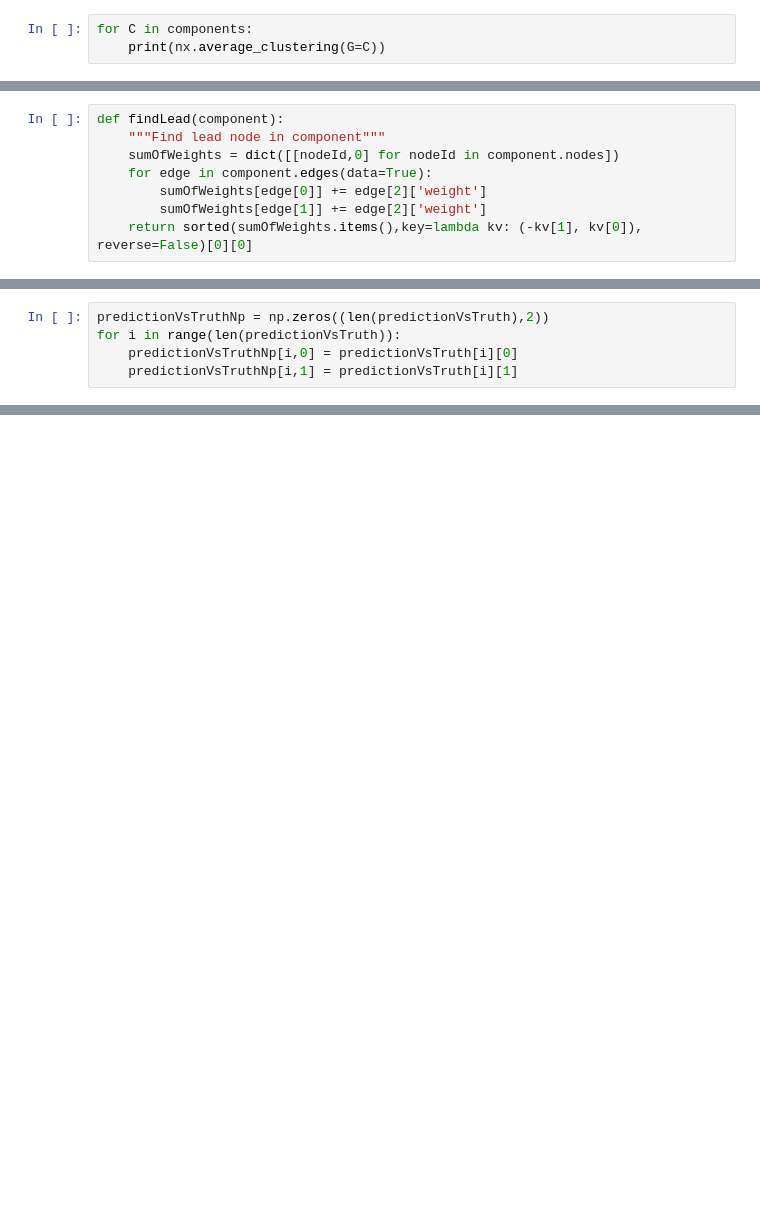
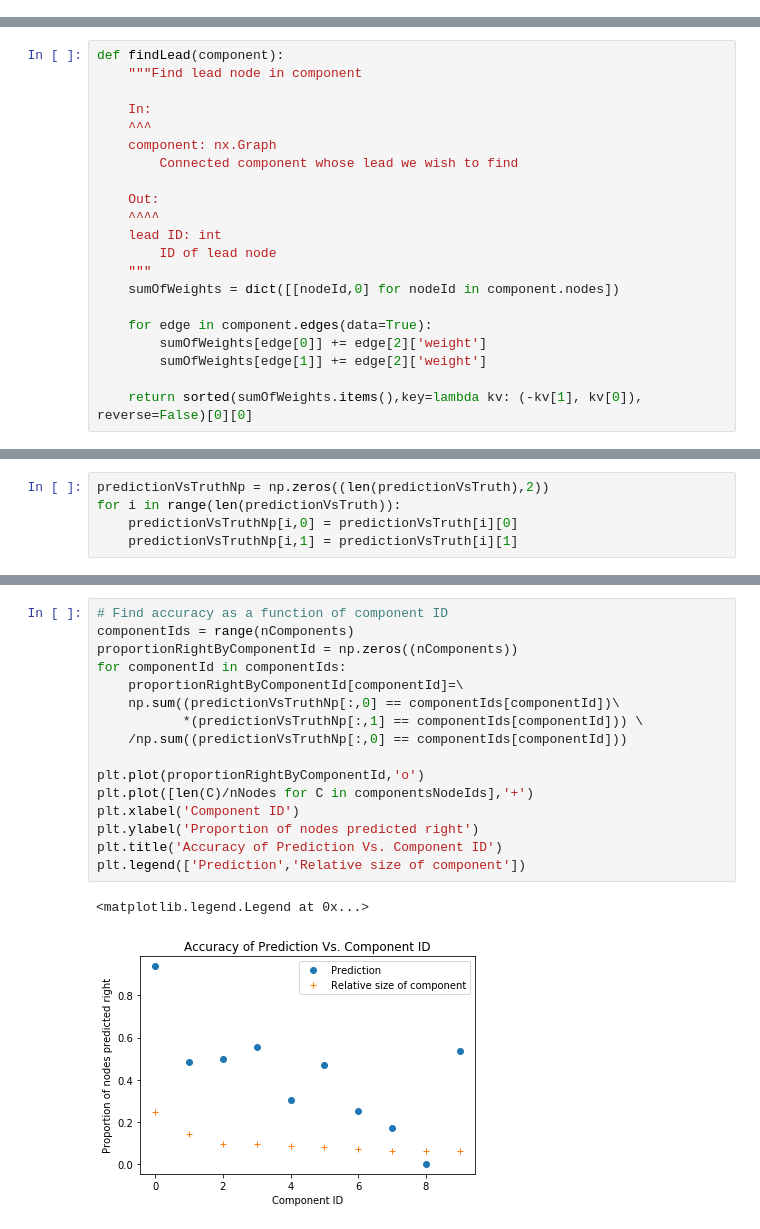
Before and after one commit to Axeln78/TerrorAttacksNtds, a Jupyter notebook: notebooks/predictionV2.ipynb, the cells around one changed output, grey strips where cells are left out. Drawn from its saved outputs; the diff is of its cells as text; blank space fills up the shorter version.

```diff
--- a/notebooks/predictionV2.ipynb
+++ b/notebooks/predictionV2.ipynb
@@ -108,6 +148,3 @@ for C in components:
 nNodes = 0
 for C in components:
     nNodes += C.number_of_nodes()
-# %%
-for C in components:
-    print(nx.average_clustering(G=C))
@@ -139,10 +162,23 @@ Now we can explore the formation of these clusters.
 2) Prediction: new node will attach to the component with strongest bond to its lead node
 # %%
 def findLead(component):
-    """Find lead node in component"""
+    """Find lead node in component
+
+    In:
+    ^^^
+    component: nx.Graph
+        Connected component whose lead we wish to find
+
+    Out:
+    ^^^^
+    lead ID: int
+        ID of lead node
+    """
     sumOfWeights = dict([[nodeId,0] for nodeId in component.nodes])
+
     for edge in component.edges(data=True):
         sumOfWeights[edge[0]] += edge[2]['weight']
         sumOfWeights[edge[1]] += edge[2]['weight']
+
     return sorted(sumOfWeights.items(),key=lambda kv: (-kv[1], kv[0]), reverse=False)[0][0]
 # %%
@@ -219,0 +262,19 @@ Square, $\zeta=0.01 \Rightarrow$ 25% good
+# %%
+# Find accuracy as a function of component ID
+componentIds = range(nComponents)
+proportionRightByComponentId = np.zeros((nComponents))
+for componentId in componentIds:
+    proportionRightByComponentId[componentId]=\
+    np.sum((predictionVsTruthNp[:,0] == componentIds[componentId])\
+           *(predictionVsTruthNp[:,1] == componentIds[componentId])) \
+    /np.sum((predictionVsTruthNp[:,0] == componentIds[componentId]))
+
+plt.plot(proportionRightByComponentId,'o')
+plt.plot([len(C)/nNodes for C in componentsNodeIds],'+')
+plt.xlabel('Component ID')
+plt.ylabel('Proportion of nodes predicted right')
+plt.title('Accuracy of Prediction Vs. Component ID')
+plt.legend(['Prediction','Relative size of component'])
+# %% [output]
+<matplotlib.legend.Legend at 0x...>
+[figure, added]
```
Also changed, not shown: parts of 22 cells of this notebook, 7 other files.
